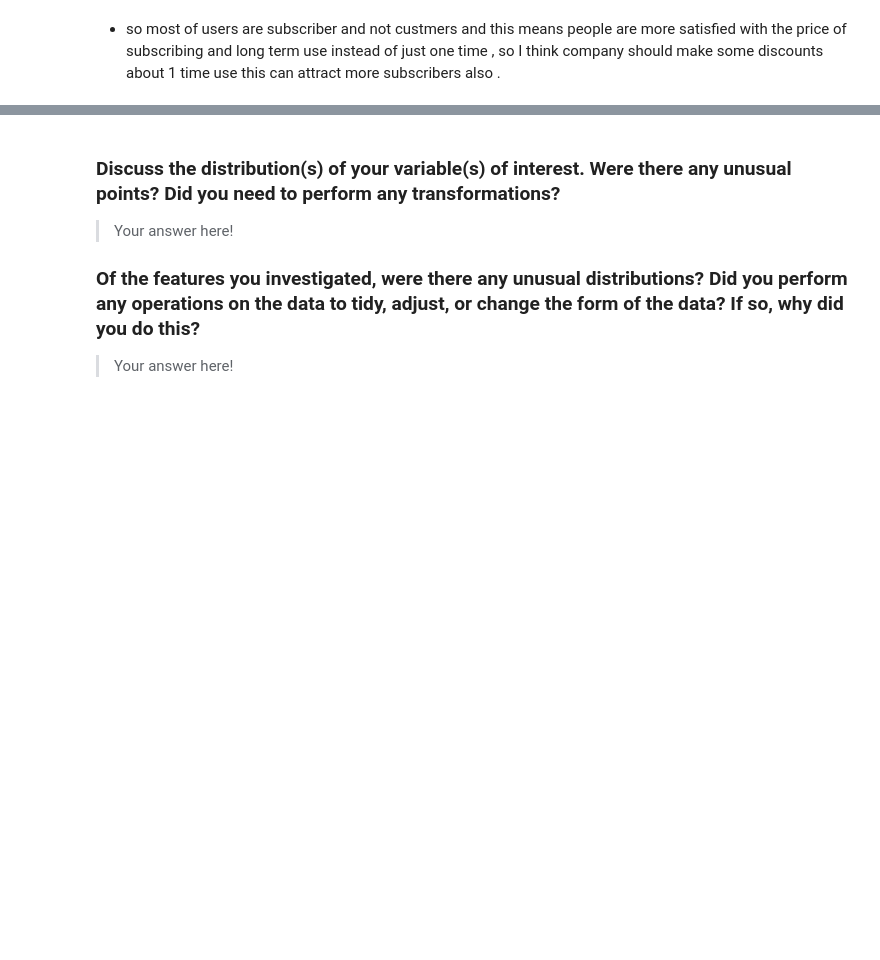
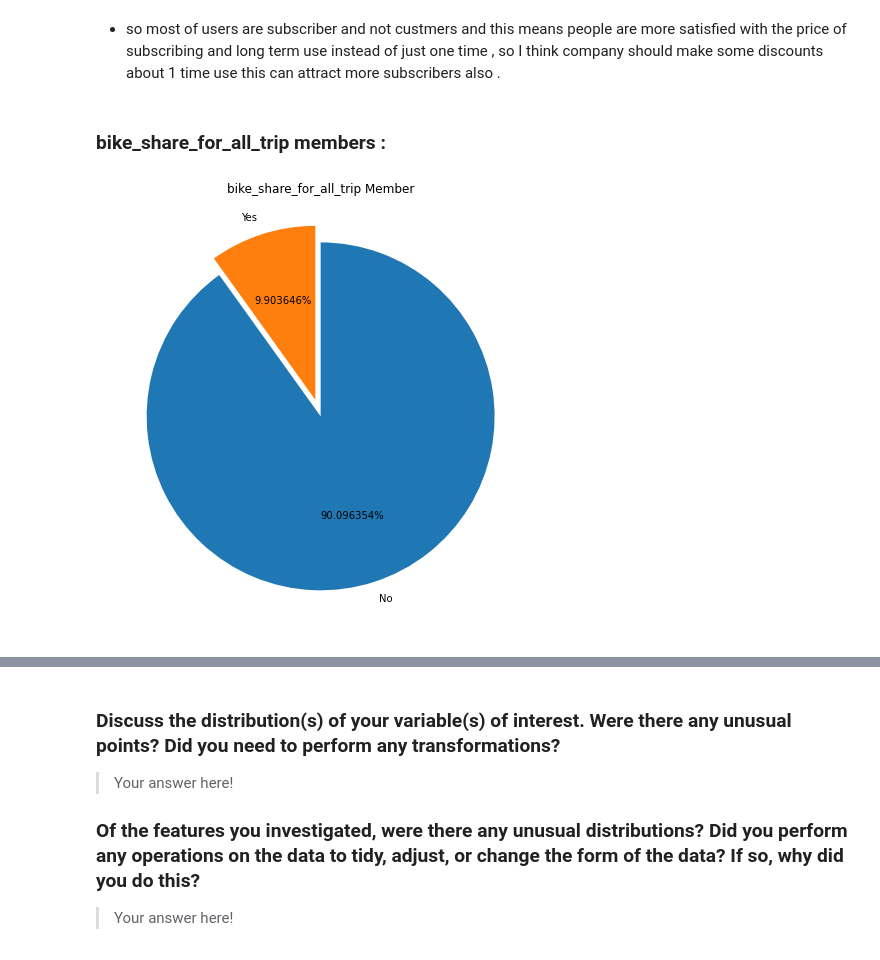
Before and after one commit to Theabdelkader/Communicate-Data-Findings-Ford-GoBike-System, a Jupyter notebook: exploration_template.ipynb, the cells around one changed output, grey strips where cells are left out. Drawn from its saved outputs; the diff is of its cells as text; code cells hidden in the pictures; blank space fills up the shorter version.

Commit message:
bike_share_for_all_trip members visualizing

```diff
--- a/exploration_template.ipynb
+++ b/exploration_template.ipynb
@@ -390,6 +402,15 @@ plt.pie(df['user_type'].value_counts(), labels = ['subscriber','customer'],
 [figure]
 # %% [markdown]
 - so most of users are subscriber and not custmers and this means people are more satisfied with the price of subscribing and long term use instead of just one time , so I think company should make some discounts about 1 time use this can attract more subscribers also .
+# %% [markdown]
+### bike_share_for_all_trip members :
+# %%
+plt.figure(figsize=(8,8))
+plt.pie(df['bike_share_for_all_trip'].value_counts(), labels = ['No','Yes'],
+        explode =(0 , 0.1)  , startangle = 90, counterclock = False, autopct='%1f%%' );
+plt.title('bike_share_for_all_trip Member');
+# %% [output]
+[figure, added]
 # %%
 df.head()
 # %% [output]
```
Also changed, not shown: parts of 1 cell of this notebook.
